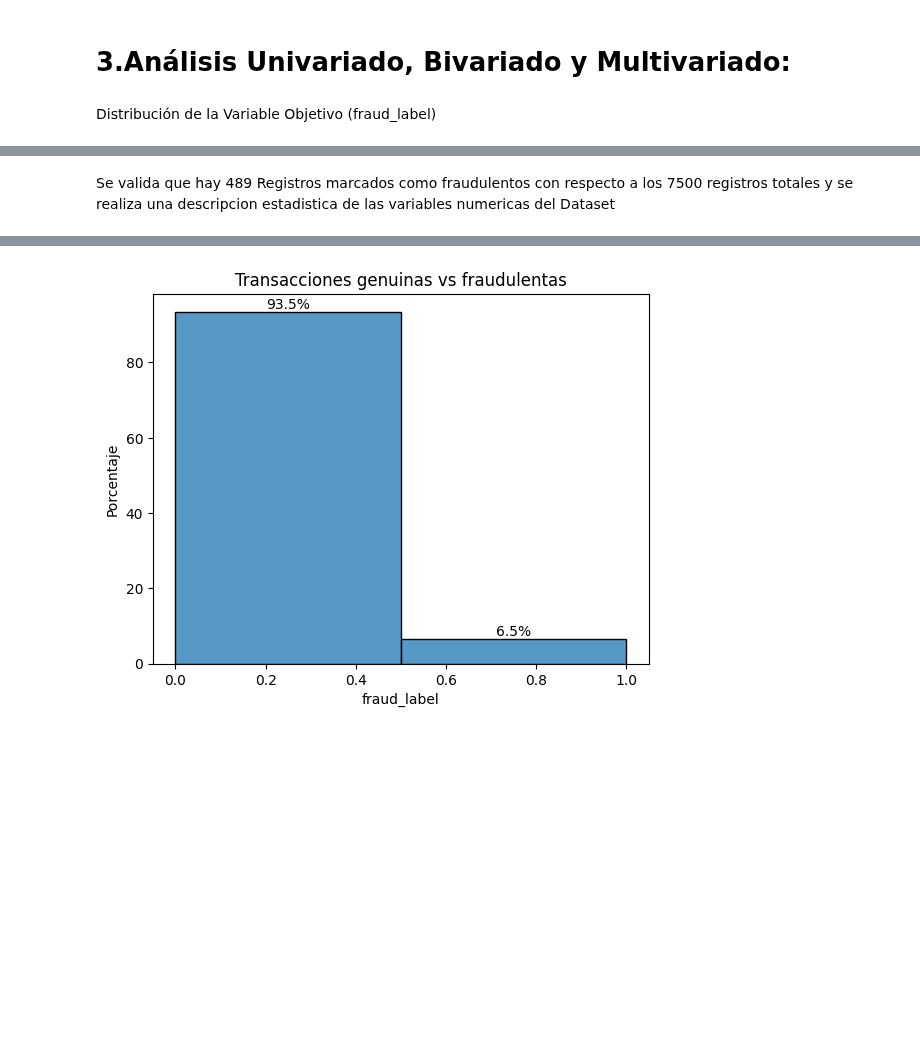
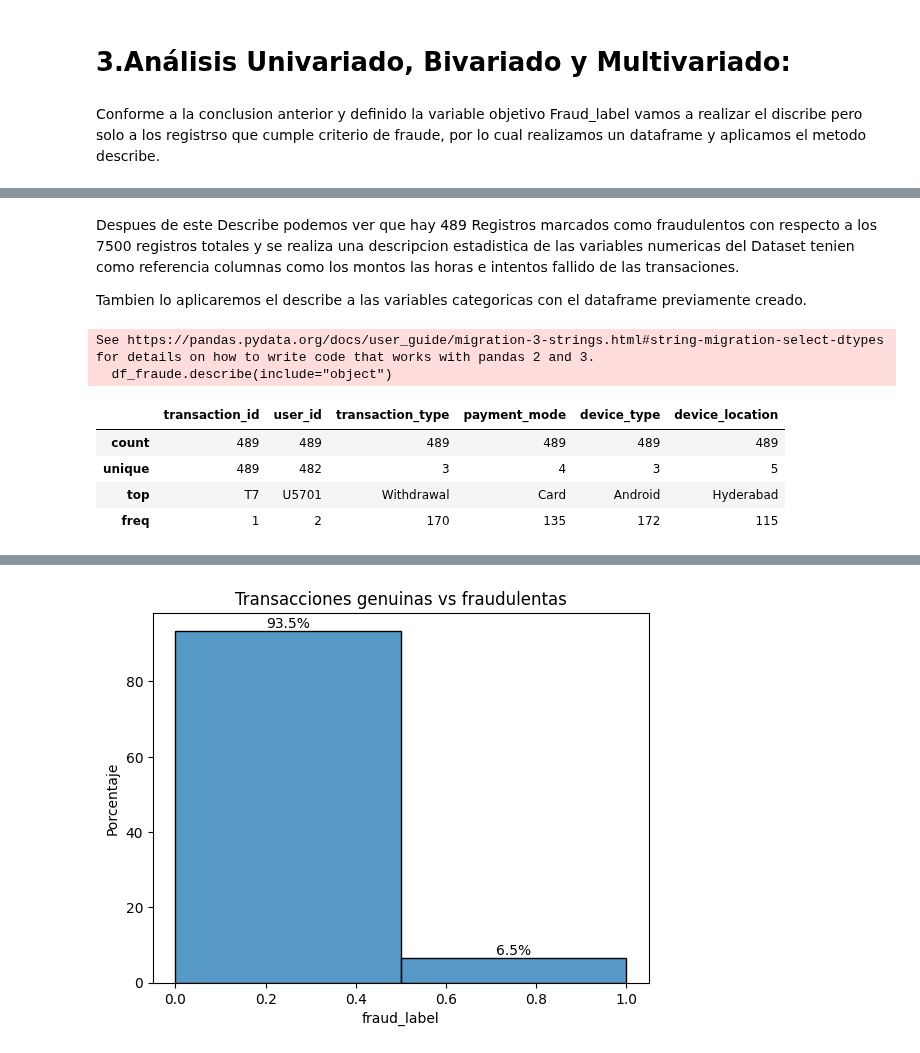
Before and after one commit to Estefacervera/Especializacion_Analitica_Fundamentos_EDA_Fraude, a Jupyter notebook: analisis_EDA2.ipynb, the cells around one changed output, grey strips where cells are left out. Saved outputs shown, nothing was run; the diff lists cells and outputs as text; code cells hidden in the pictures; blank space fills up the shorter version.

```diff
--- a/analisis_EDA2.ipynb
+++ b/analisis_EDA2.ipynb
@@ -156,7 +176,7 @@ See https://pandas.pydata.org/docs/user_guide/migration-3-strings.html#string-mi
 # %% [markdown]
 # 3.Análisis Univariado, Bivariado y Multivariado:
-# %% [markdown]
-Distribución de la Variable Objetivo (fraud_label)
+# %% [markdown]
+Conforme a la conclusion anterior y definido la variable objetivo Fraud_label vamos a realizar el discribe pero solo a los registrso que cumple criterio de fraude, por lo cual realizamos un dataframe y aplicamos  el metodo describe.
 # %%
 # Revisemos la estadistica basica sólo para lo que este marcado como fraude
 df_fraude = df[df['fraud_label'] == 1]
@@ -172,4 +192,18 @@ df_fraude.describe()
 | 75% | 35936.770000 | 1566.000000 | 18.000000 | 3.000000 | 22738.260000 | ... |
 | max | 49985.900000 | 1996.000000 | 23.000000 | 4.000000 | 29826.310000 | ... |
 # %% [markdown]
-Se valida que hay 489 Registros marcados como fraudulentos con respecto a los 7500 registros totales y se realiza una descripcion estadistica de las variables numericas del Dataset
+Despues de este Describe podemos ver que hay 489 Registros marcados como fraudulentos con respecto a los 7500 registros totales y se realiza una descripcion estadistica de las variables numericas del Dataset tenien como referencia columnas como los  montos las horas e intentos fallido  de las transaciones.
+
+Tambien lo aplicaremos el describe a las variables categoricas con el dataframe previamente creado.
+# %%
+# Revisemos la estadistica basica sólo para lo que este marcado como fraude para variables categoricas
+df_fraude = df[df['fraud_label'] == 1]
+df_fraude.describe(include="object")
+# %% [output]
+See https://pandas.pydata.org/docs/user_guide/migration-3-strings.html#string-migration-select-dtypes for details on how to write code that works with pandas 2 and 3.
+  df_fraude.describe(include="object")
+|  | transaction_id | user_id | transaction_type | payment_mode | device_type | device_location |
+| count | 489 | 489 | 489 | 489 | 489 | 489 |
+| unique | 489 | 482 | 3 | 4 | 3 | 5 |
+| top | T7 | U5701 | Withdrawal | Card | Android | Hyderabad |
+| freq | 1 | 2 | 170 | 135 | 172 | 115 |
```
Also changed, not shown: parts of 36 cells of this notebook.
